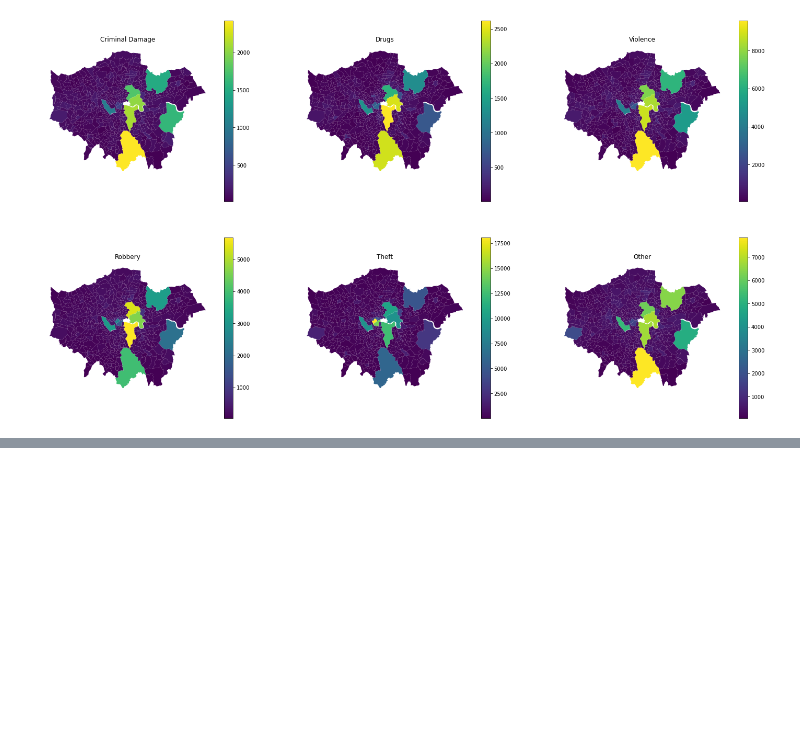
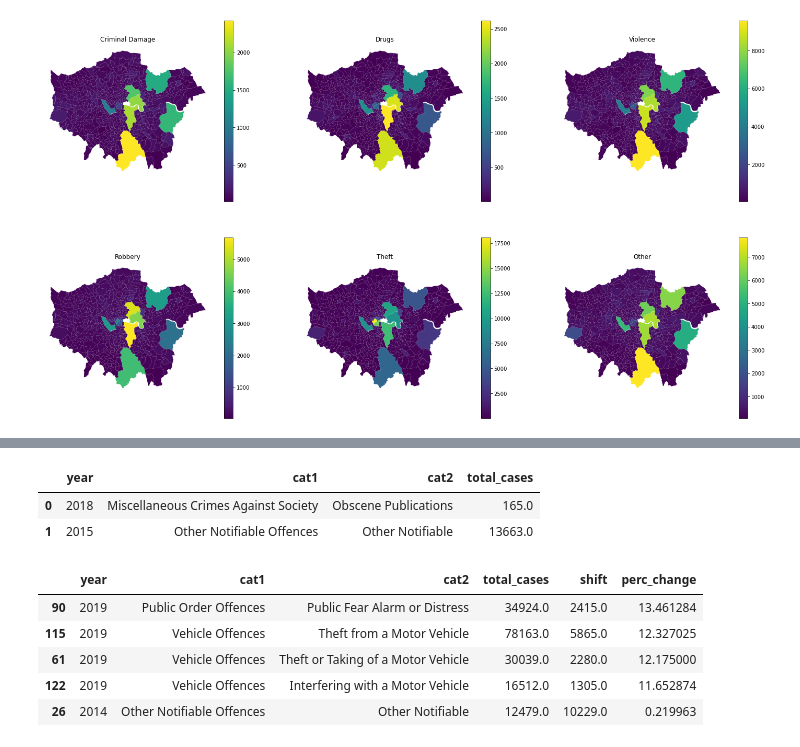
Before and after one commit to jelenalor/RealEstate, a Jupyter notebook: 2.EDA regions.ipynb, the cells around one changed output, grey strips where cells are left out. Cells and saved outputs as stored; diff of their text form; code cells hidden in the pictures; blank space fills up the shorter version.

```diff
--- a/2.EDA regions.ipynb
+++ b/2.EDA regions.ipynb
@@ -120,0 +132,35 @@ sns.lineplot(data=gdf_all, x="year", y="total_cases", hue="cat_group")
+# %%
+engine = psycopg2.connect(database="postgres", user=secrets.user(), password=secrets.password(), host=secrets.host(), port='5432')
+cur = engine.cursor()
+cur.execute("""
+SELECT
+    c.year, c.cat1, c.cat2, sum(c.value) as total_cases
+from crime_by_year as c
+join geo2 as g
+on c.lsoa = g.lsoa
+where c.cat_group = 'Other'
+group by c.year,c.cat1, c.cat2;
+
+""")
+rows = cur.fetchall()
+result = pd.DataFrame(rows, columns = [desc[0] for desc in cur.description])
+result.head(2)
+# %% [output]
+|  | year | cat1 | cat2 | total_cases |
+| 0 | 2018 | Miscellaneous Crimes Against Society | Obscene Publications | 165.0 |
+| 1 | 2015 | Other Notifiable Offences | Other Notifiable | 13663.0 |
+# %%
+result = result.sort_values(by=["year", "cat1", "cat2"])
+result["shift"] = result.groupby(["cat1", "cat2"])["total_cases"].shift(1)
+result["perc_change"] = (result["total_cases"]/ result["shift"]) -1
+result[result["shift"] > 1000].sort_values(by="perc_change", ascending=False).head(5)
+
+# Looks like in 2019 there was 140% increase to vehicle theft crimes
+# Interesting to see if it was focused on a specific area
+# %% [output]
+|  | year | cat1 | cat2 | total_cases | shift | perc_change |
+| 90 | 2019 | Public Order Offences | Public Fear Alarm or Distress | 34924.0 | 2415.0 | 13.461284 |
+| 115 | 2019 | Vehicle Offences | Theft from a Motor Vehicle | 78163.0 | 5865.0 | 12.327025 |
+| 61 | 2019 | Vehicle Offences | Theft or Taking of a Motor Vehicle | 30039.0 | 2280.0 | 12.175000 |
+| 122 | 2019 | Vehicle Offences | Interfering with a Motor Vehicle | 16512.0 | 1305.0 | 11.652874 |
+| 26 | 2014 | Other Notifiable Offences | Other Notifiable | 12479.0 | 10229.0 | 0.219963 |
```
Also changed, not shown: parts of 12 cells of this notebook.
